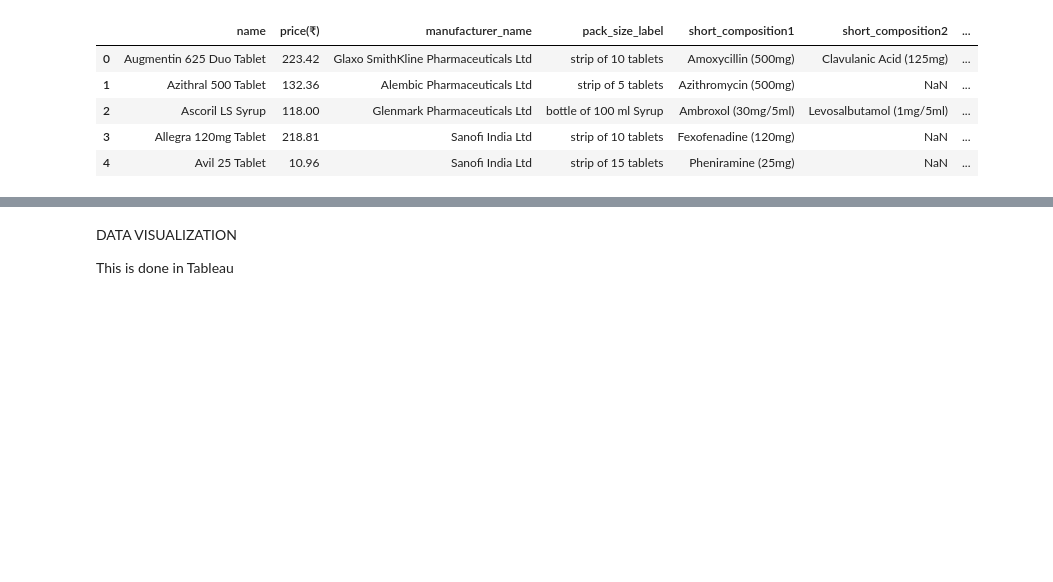
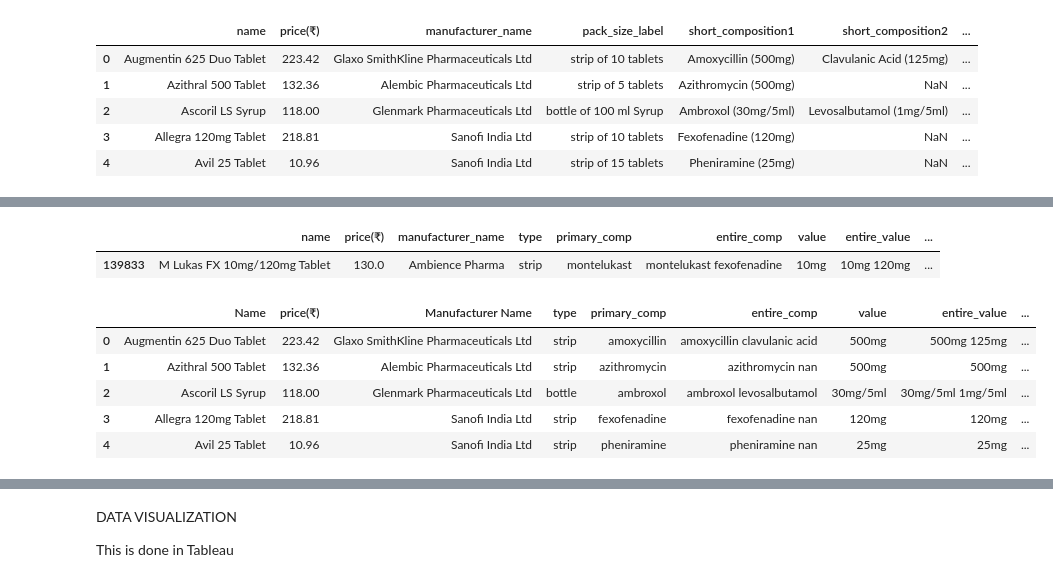
Before and after one commit to Ranisha19/Data-Analytics-Projects, a Jupyter notebook: MedicineRecommendations/MedicineAnalysisV1.ipynb, the cells around one changed output, grey strips where cells are left out. Drawn from its saved outputs; the diff is of its cells as text; code cells hidden in the pictures; blank space fills up the shorter version.

```diff
--- a/MedicineRecommendations/MedicineAnalysisV1.ipynb
+++ b/MedicineRecommendations/MedicineAnalysisV1.ipynb
@@ -189,0 +197,15 @@ dataset.to_excel(r'Med-cleaned.xlsx', index=False)
+# %%
+dataset[dataset["name"]=='M Lukas FX 10mg/120mg Tablet']
+# %% [output]
+|  | name | price(₹) | manufacturer_name | type | primary_comp | entire_comp | value | entire_value | ... |
+| 139833 | M Lukas FX 10mg/120mg Tablet | 130.0 | Ambience Pharma | strip | montelukast | montelukast fexofenadine | 10mg | 10mg 120mg | ... |
+# %%
+dataset.rename(columns={'name':'Name','Disp':'Composition','manufacturer_name':'Manufacturer Name'}, inplace=True)
+dataset.head()
+# %% [output]
+|  | Name | price(₹) | Manufacturer Name | type | primary_comp | entire_comp | value | entire_value | ... |
+| 0 | Augmentin 625 Duo Tablet | 223.42 | Glaxo SmithKline Pharmaceuticals Ltd | strip | amoxycillin | amoxycillin clavulanic acid | 500mg | 500mg 125mg | ... |
+| 1 | Azithral 500 Tablet | 132.36 | Alembic Pharmaceuticals Ltd | strip | azithromycin | azithromycin nan | 500mg | 500mg | ... |
+| 2 | Ascoril LS Syrup | 118.00 | Glenmark Pharmaceuticals Ltd | bottle | ambroxol | ambroxol levosalbutamol | 30mg/5ml | 30mg/5ml 1mg/5ml | ... |
+| 3 | Allegra 120mg Tablet | 218.81 | Sanofi India Ltd | strip | fexofenadine | fexofenadine nan | 120mg | 120mg | ... |
+| 4 | Avil 25 Tablet | 10.96 | Sanofi India Ltd | strip | pheniramine | pheniramine nan | 25mg | 25mg | ... |
```
Also changed, not shown: parts of 11 cells of this notebook, 6 other files.
